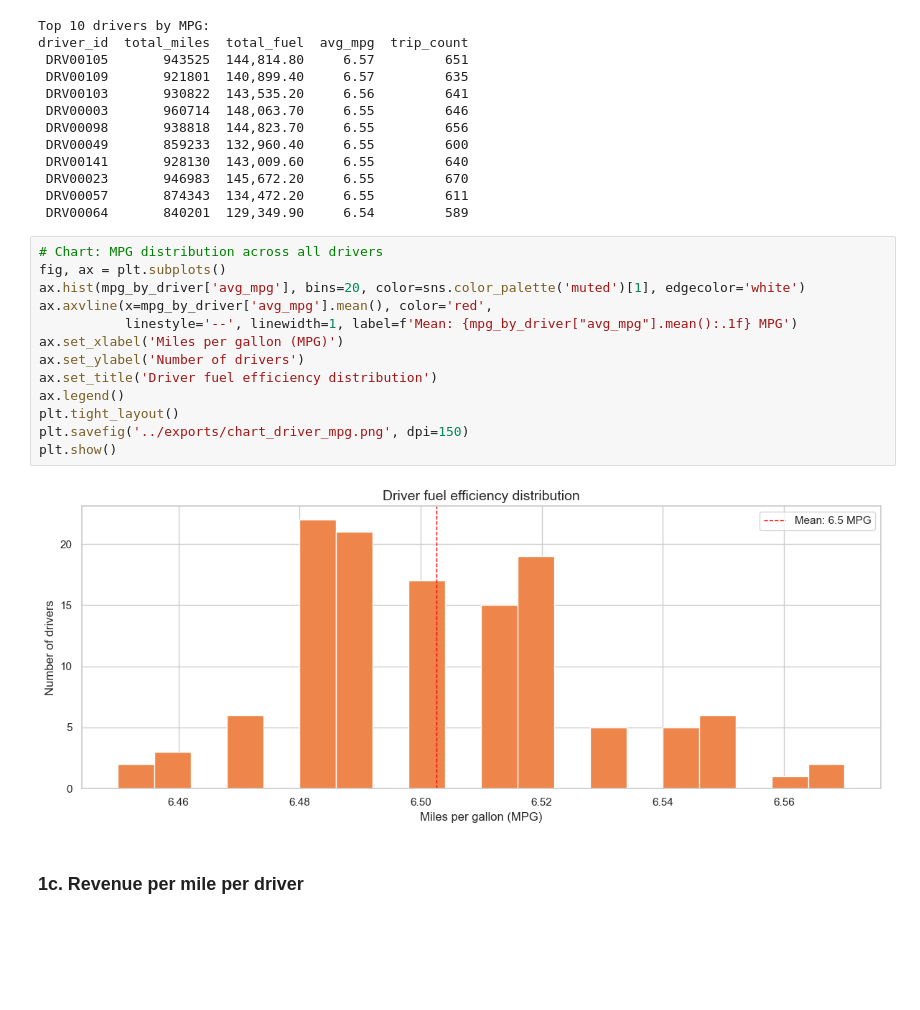
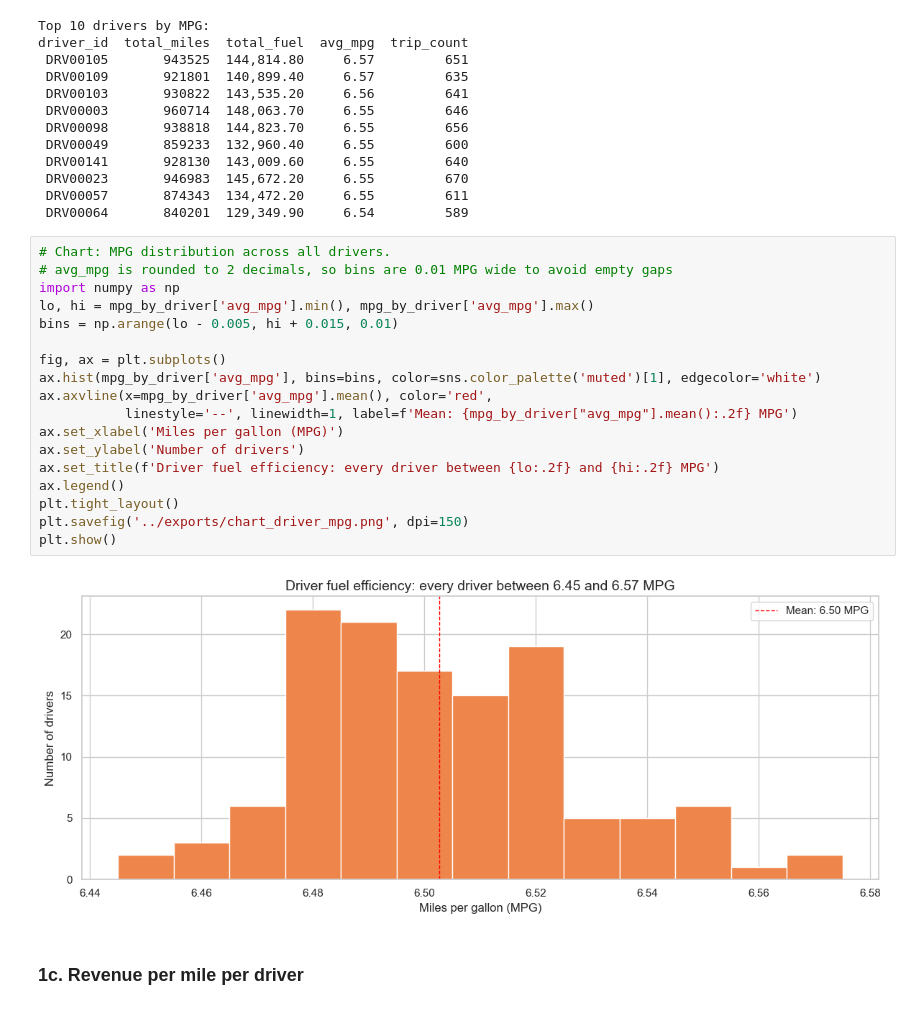
Before and after one commit to HarjiiBoss/logistics-analysis, a Jupyter notebook: notebooks/03_analysis.ipynb, the cells around one changed output. Cells and saved outputs as stored; diff of their text form; blank space fills up the shorter version.

```diff
--- a/notebooks/03_analysis.ipynb
+++ b/notebooks/03_analysis.ipynb
@@ -218,20 +237,25 @@ driver_id  total_miles  total_fuel  avg_mpg  trip_count
  DRV00057       874343  134,472.20     6.55         611
  DRV00064       840201  129,349.90     6.54         589
 # %%
-# Chart: MPG distribution across all drivers
+# Chart: MPG distribution across all drivers.
+# avg_mpg is rounded to 2 decimals, so bins are 0.01 MPG wide to avoid empty gaps
+import numpy as np
+lo, hi = mpg_by_driver['avg_mpg'].min(), mpg_by_driver['avg_mpg'].max()
+bins = np.arange(lo - 0.005, hi + 0.015, 0.01)
+
 fig, ax = plt.subplots()
-ax.hist(mpg_by_driver['avg_mpg'], bins=20, color=sns.color_palette('muted')[1], edgecolor='white')
+ax.hist(mpg_by_driver['avg_mpg'], bins=bins, color=sns.color_palette('muted')[1], edgecolor='white')
 ax.axvline(x=mpg_by_driver['avg_mpg'].mean(), color='red',
-           linestyle='--', linewidth=1, label=f'Mean: {mpg_by_driver["avg_mpg"].mean():.1f} MPG')
+           linestyle='--', linewidth=1, label=f'Mean: {mpg_by_driver["avg_mpg"].mean():.2f} MPG')
 ax.set_xlabel('Miles per gallon (MPG)')
 ax.set_ylabel('Number of drivers')
-ax.set_title('Driver fuel efficiency distribution')
+ax.set_title(f'Driver fuel efficiency: every driver between {lo:.2f} and {hi:.2f} MPG')
 ax.legend()
 plt.tight_layout()
 plt.savefig('../exports/chart_driver_mpg.png', dpi=150)
 plt.show()
 # %% [output]
-[figure, old version]
+[figure, new version]
 # %% [markdown]
 ### 1c. Revenue per mile per driver
 # %%
```
Also changed, not shown: parts of 19 cells of this notebook, 10 other files.
